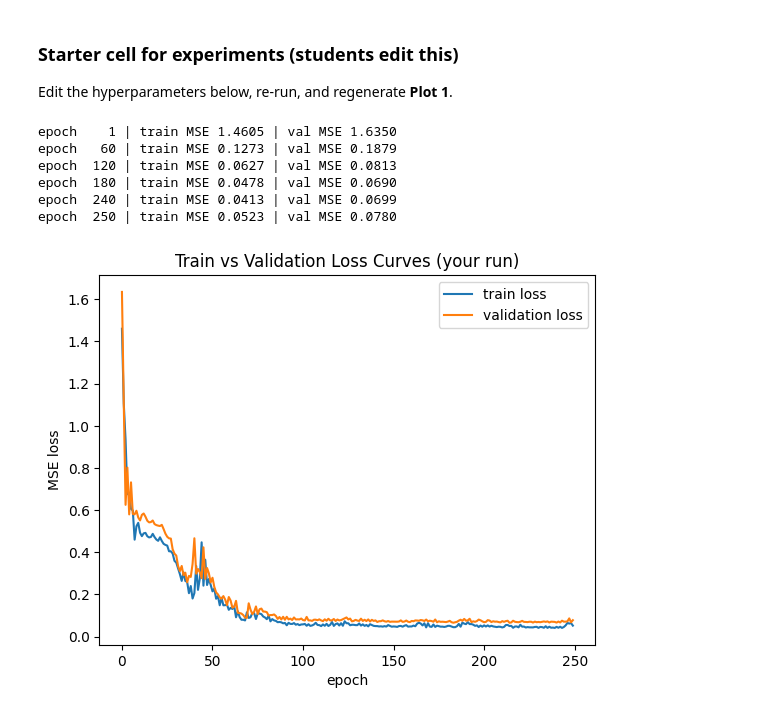
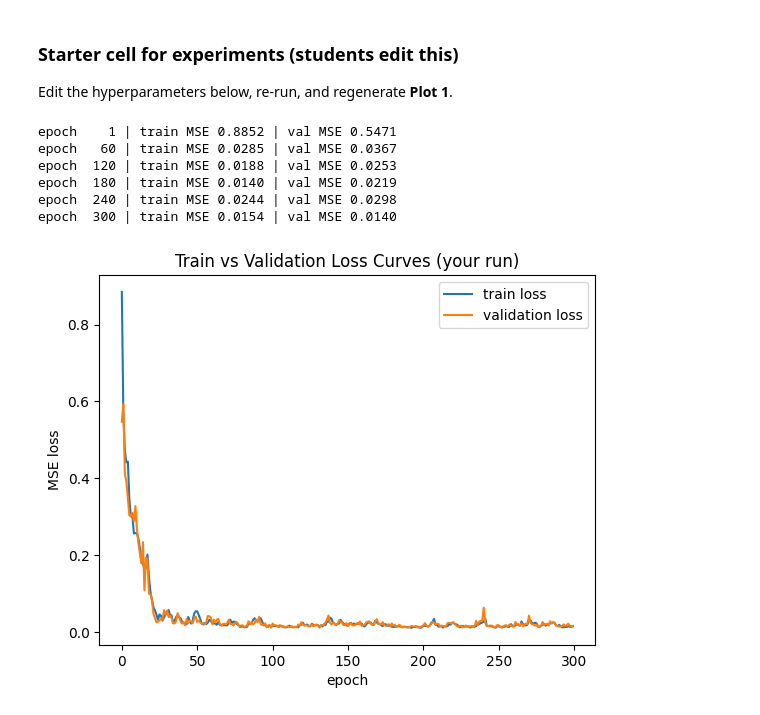
Before and after one commit to Jalen-Stephens/Applied-ML-HW, a Jupyter notebook: PlotofWeek/Plot_1_Train_vs_Test_Loss_Curves.ipynb, the cells around one changed output. Cells and saved outputs as stored; diff of their text form; code cells hidden in the pictures.

```diff
--- a/PlotofWeek/Plot_1_Train_vs_Test_Loss_Curves.ipynb
+++ b/PlotofWeek/Plot_1_Train_vs_Test_Loss_Curves.ipynb
@@ -288,8 +331,8 @@ Edit the hyperparameters below, re-run, and regenerate **Plot 1**.
 # =========================
 # STUDENTS: EDIT THESE
 # =========================
-n_train = 64
-noise_std = 0.25
+n_train = 256
+noise_std = 0.10
 
 hidden_dim = 256
 depth = 4
@@ -301,39 +344,39 @@ dropout = 0.
 lr = 3e-3
 weight_decay = 0.
 batch_size = 32
-epochs = 250
+epochs = 300
 
 # Recreate data + model, then train
 x_train, y_train, x_val, y_val = make_sine_data(n_train=n_train, noise_std=noise_std)
 model = MLPRegressor(hidden_dim=hidden_dim, depth=depth, dropout=dropout).to(device)
 
 train_losses, val_losses = train_one_run(
     model,
     x_train, y_train, x_val, y_val,
     lr=lr,
     weight_decay=weight_decay,
     batch_size=batch_size,
     epochs=epochs,
     print_every=60,
 )
 
 # Plot 1 (required)
 plt.figure()
 plt.plot(train_losses, label="train loss")
 plt.plot(val_losses, label="validation loss")
 plt.xlabel("epoch")
 plt.ylabel("MSE loss")
 plt.title("Train vs Validation Loss Curves (your run)")
 plt.legend()
 plt.show()
 
 best_epoch = int(val_losses.argmin()) + 1
 print("Best validation loss at epoch:", best_epoch, "val_loss:", float(val_losses.min()))
 # %% [output]
-epoch    1 | train MSE 1.4605 | val MSE 1.6350
-epoch   60 | train MSE 0.1273 | val MSE 0.1879
-epoch  120 | train MSE 0.0627 | val MSE 0.0813
-epoch  180 | train MSE 0.0478 | val MSE 0.0690
-epoch  240 | train MSE 0.0413 | val MSE 0.0699
-epoch  250 | train MSE 0.0523 | val MSE 0.0780
+epoch    1 | train MSE 0.8852 | val MSE 0.5471
+epoch   60 | train MSE 0.0285 | val MSE 0.0367
+epoch  120 | train MSE 0.0188 | val MSE 0.0253
+epoch  180 | train MSE 0.0140 | val MSE 0.0219
+epoch  240 | train MSE 0.0244 | val MSE 0.0298
+epoch  300 | train MSE 0.0154 | val MSE 0.0140
-[figure, old version]
+[figure, new version]
```
Also changed, not shown: parts of 4 cells of this notebook.
